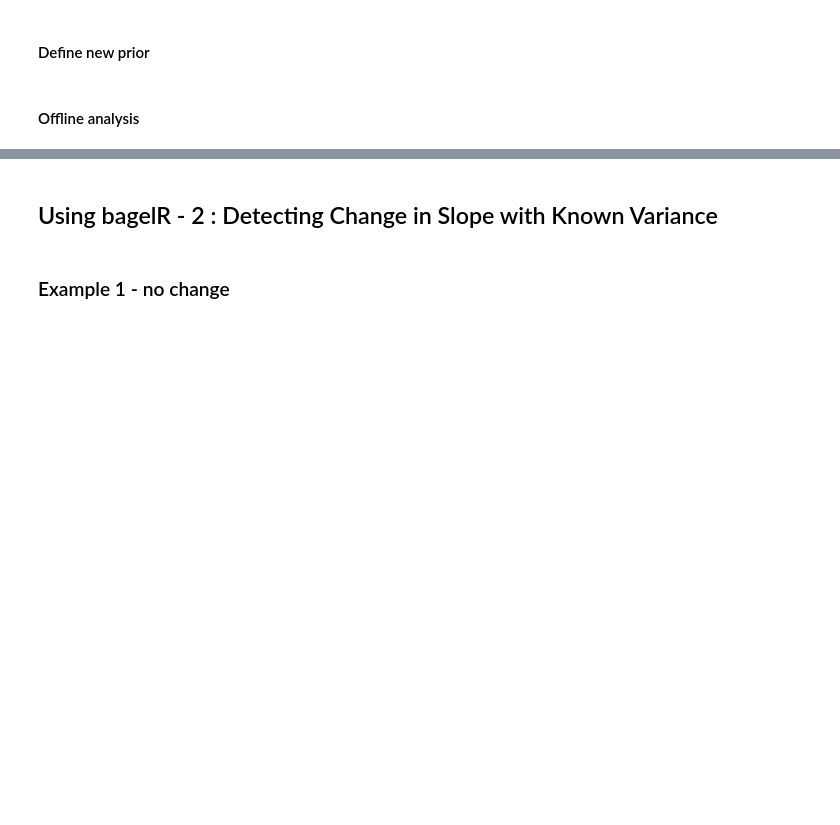
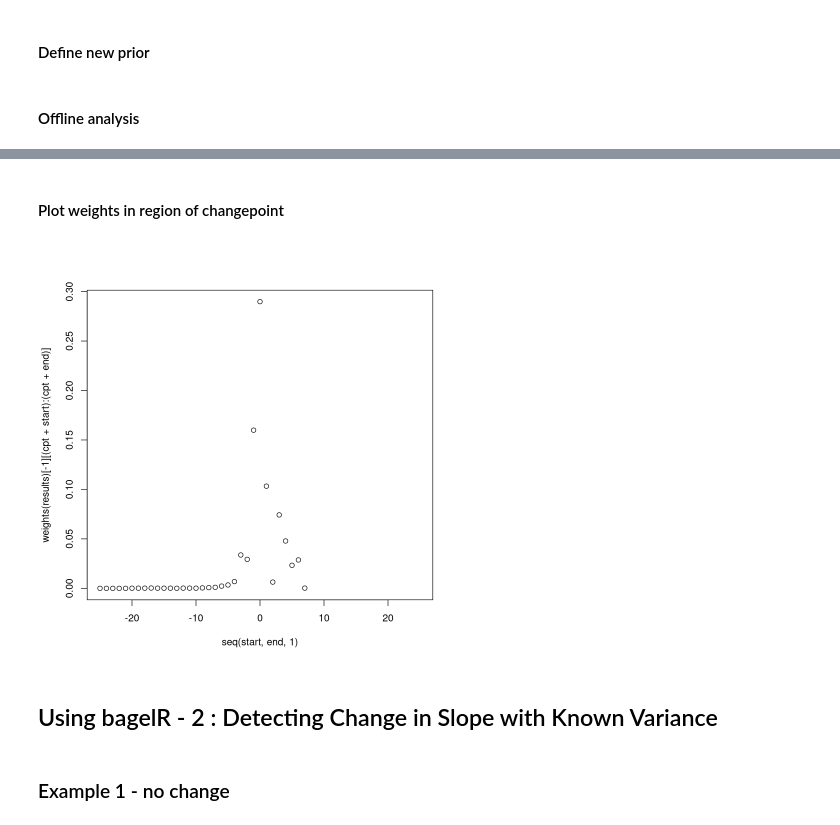
Before and after one commit to grosed/bagel, a Jupyter notebook: notebooks/README.ipynb, the cells around one changed output, grey strips where cells are left out. Saved outputs shown, nothing was run; the diff lists cells and outputs as text; code cells hidden in the pictures; blank space fills up the shorter version.

```diff
--- a/notebooks/README.ipynb
+++ b/notebooks/README.ipynb
@@ -204,4 +190,0 @@ time(results)
-# %%
-weights <- weights(results)
-taus <- taus(results)
-plot(taus,weights)
@@ -220,3 +207,12 @@ ratios <- ratios(results)
+# %% [markdown]
+#### Plot weights in region of changepoint
+# %%
+cpt = changepoint(results)$location
+start <- -25
+end <- 25
+plot(seq(start,end,1),weights(results)[-1][(cpt+start):(cpt+end)])
+# %% [output]
+[figure, added]
 # %% [markdown]
 ## Using bagelR - 2 : Detecting Change in Slope with Known Variance
 # %% [markdown]
```
Also changed, not shown: parts of 65 cells of this notebook, 15 other files.
